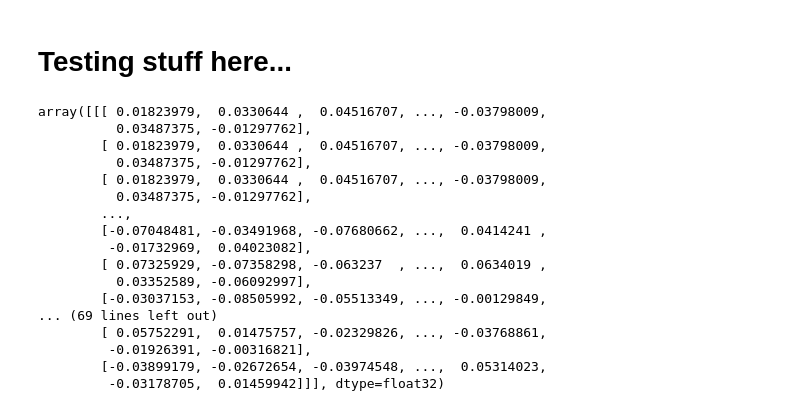
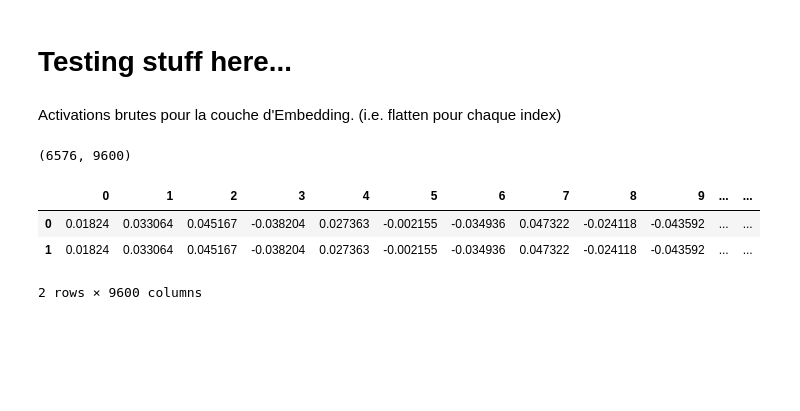
Before and after one commit to MHaurel/nn-concept-interpreter, a Jupyter notebook: visualizer/Test.ipynb, the cells around one changed output. Drawn from its saved outputs; the diff is of its cells as text; code cells hidden in the pictures; blank space fills up the shorter version.

```diff
--- a/visualizer/Test.ipynb
+++ b/visualizer/Test.ipynb
@@ -4,4 +4,6 @@
 import pandas as pd
 import numpy as np
 import os
+# %% [markdown]
+Activations brutes pour la couche d'Embedding. (i.e. flatten pour chaque index)
 # %%
@@ -11,20 +11,11 @@ emb_act = emb_act.reshape(-1, 150, 64)
-# %%
-emb_act
-# %% [output]
-array([[[ 0.01823979,  0.0330644 ,  0.04516707, ..., -0.03798009,
-          0.03487375, -0.01297762],
-        [ 0.01823979,  0.0330644 ,  0.04516707, ..., -0.03798009,
-          0.03487375, -0.01297762],
-        [ 0.01823979,  0.0330644 ,  0.04516707, ..., -0.03798009,
-          0.03487375, -0.01297762],
-        ...,
-        [-0.07048481, -0.03491968, -0.07680662, ...,  0.0414241 ,
-         -0.01732969,  0.04023082],
-        [ 0.07325929, -0.07358298, -0.063237  , ...,  0.0634019 ,
-          0.03352589, -0.06092997],
-        [-0.03037153, -0.08505992, -0.05513349, ..., -0.00129849,
-... (69 lines left out)
-        [ 0.05752291,  0.01475757, -0.02329826, ..., -0.03768861,
-         -0.01926391, -0.00316821],
-        [-0.03899179, -0.02672654, -0.03974548, ...,  0.05314023,
-         -0.03178705,  0.01459942]]], dtype=float32)
+# %%
+emb_act.shape # we saved it flattened for each index
+# %% [output]
+(6576, 9600)
+# %%
+emb_act.head(2)
+# %% [output]
+|  | 0 | 1 | 2 | 3 | 4 | 5 | 6 | 7 | 8 | 9 | ... | ... |
+| 0 | 0.01824 | 0.033064 | 0.045167 | -0.038204 | 0.027363 | -0.002155 | -0.034936 | 0.047322 | -0.024118 | -0.043592 | ... | ... |
+| 1 | 0.01824 | 0.033064 | 0.045167 | -0.038204 | 0.027363 | -0.002155 | -0.034936 | 0.047322 | -0.024118 | -0.043592 | ... | ... |
+2 rows × 9600 columns
```
Also changed, not shown: parts of 13 cells of this notebook, 2 other files.
